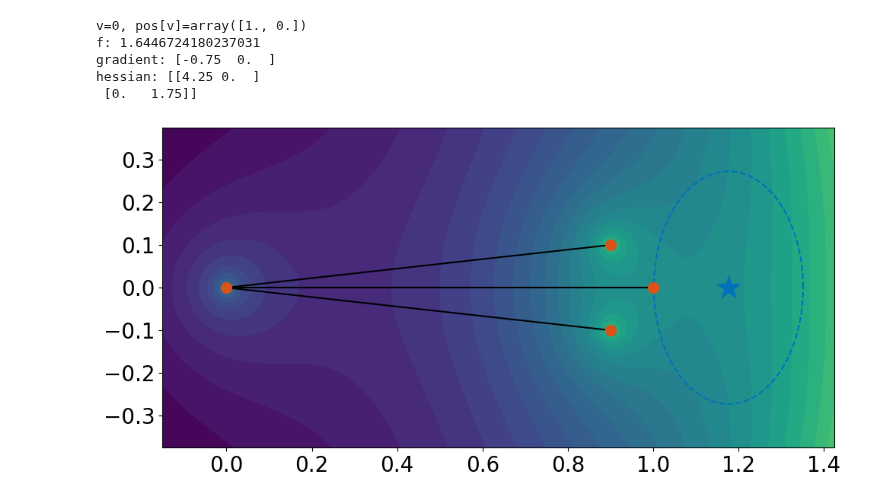
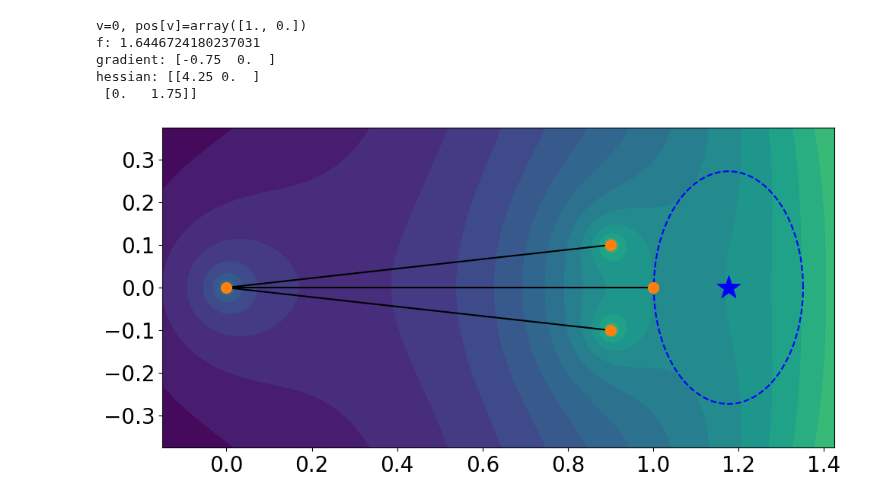
Before and after one commit to HirokiHamaguchi/Initial_Placement_for_Fruchterman-Reingold_Force_Model_with_Coordinate_Newton_Direction, a Jupyter notebook: doc/main/whyRSNfail1/whyRSNfail1.ipynb, the cells around one changed output. Drawn from its saved outputs; the diff is of its cells as text; code cells hidden in the pictures.

Commit message:
improve accuracy of contour in whyRSNfail1

```diff
--- a/doc/main/whyRSNfail1/whyRSNfail1.ipynb
+++ b/doc/main/whyRSNfail1/whyRSNfail1.ipynb
@@ -54,13 +54,13 @@ for x_idx in range(X.shape[0]):
     for y_idx in range(X.shape[1]):
         Z[x_idx, y_idx] = f(X[x_idx, y_idx], Y[x_idx, y_idx])
 
-plt.contourf(X, Y, Z, levels=30, cmap="viridis")
+plt.contourf(X, Y, Z, levels=27, cmap="viridis")
 # plt.colorbar()
 
 for i, j in [[0, 1], [1, 2], [1, 3]]:
     plt.plot([pos[i, 0], pos[j, 0]], [pos[i, 1], pos[j, 1]], color="black")
 
-plt.scatter(pos[:, 0], pos[:, 1], s=100, zorder=10, color="#D95319")
+plt.scatter(pos[:, 0], pos[:, 1], s=100, zorder=10, color="tab:orange")
 
 # Compute the ellipsoid
 g = gradient(*pos[v])
@@ -73,33 +73,37 @@ x0 = np.linalg.solve(hess, -g)
 ellipsoid = np.dot(sqrtm(H_inv * c), circle) + (x0 + pos[v]).reshape(2, 1)
 
 # Plot
 plt.plot(
-    ellipsoid[0, :], ellipsoid[1, :], label="Ellipsoid", linestyle="--", color="#0072BD"
+    ellipsoid[0, :],
+    ellipsoid[1, :],
+    label="Ellipsoid",
+    linestyle="--",
+    color="blue",
 )
 
 # plot a star at the minimum
 plt.scatter(
-    (x0 + pos[v])[0], (x0 + pos[v])[1], s=500, zorder=10, color="#0072BD", marker="*"
+    (x0 + pos[v])[0], (x0 + pos[v])[1], s=500, zorder=10, color="blue", marker="*"
 )
 
 plt.xticks(fontsize=20)
 plt.yticks(fontsize=20)
 
 # if mode <= 1:
 #     forLatex += f"{pos[0][0]}/{pos[0][1]}/{pos[1][0]}/{pos[1][1]}/{pos[2][0]}/{pos[2][1]}/{pos[3][0]}/{pos[3][1]}/{pos[4][0]}/{pos[4][1]}/{pos[v][0]+h[0]}/{pos[v][1]+h[1]}/0,\n"
 # else:
 #     forLatex += f"{pos[1][0]}/{pos[1][1]}/{pos[0][0]}/{pos[0][1]}/{pos[2][0]}/{pos[2][1]}/{pos[3][0]}/{pos[3][1]}/{pos[4][0]}/{pos[4][1]}/{pos[v][0]+h[0]}/{pos[v][1]+h[1]}/0,\n"
 
 plt.tight_layout()
 plt.savefig("whyRSNfail1.pdf")
 plt.show()
 
 # forLatex = forLatex.replace(".0/", "/")
 # print(forLatex[:-2])
 # %% [output]
 v=0, pos[v]=array([1., 0.])
 f: 1.6446724180237031
 gradient: [-0.75  0.  ]
 hessian: [[4.25 0.  ]
  [0.   1.75]]
-[figure, old version]
+[figure, new version]
```
Also changed, not shown: 1 other file.
